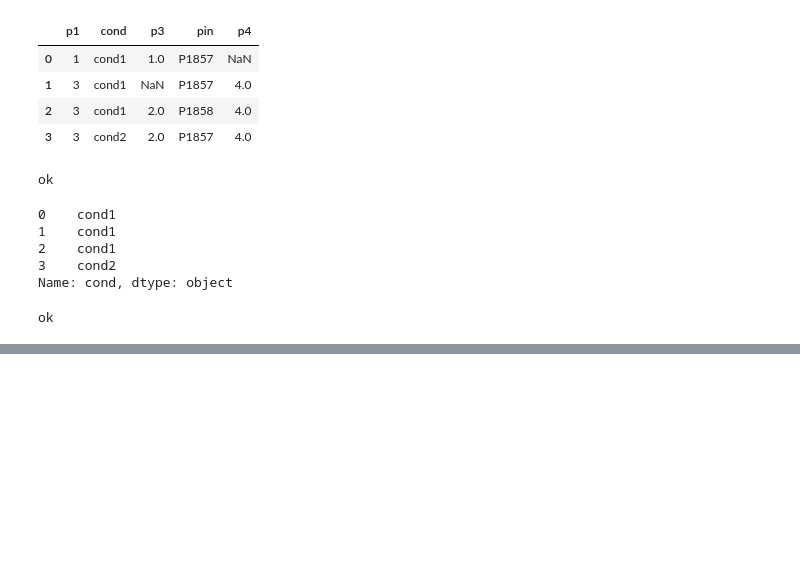
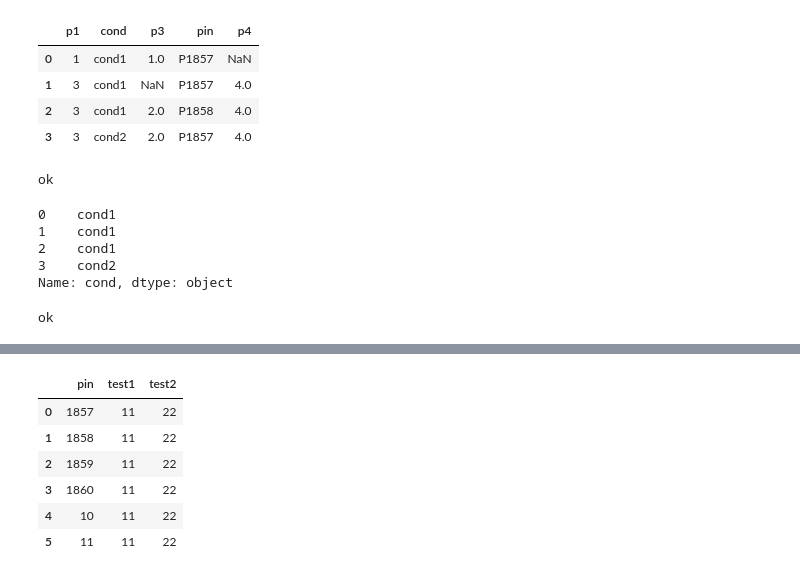
Before and after one commit to ri003074/Python3, a Jupyter notebook: src/pandas/pandas_summary.ipynb, the cells around one changed output, grey strips where cells are left out. Saved outputs shown, nothing was run; the diff lists cells and outputs as text; code cells hidden in the pictures; blank space fills up the shorter version.

```diff
--- a/src/pandas/pandas_summary.ipynb
+++ b/src/pandas/pandas_summary.ipynb
@@ -490,0 +511,21 @@ ok
+# %%
+data = [
+    {"pin": 1857, "test1": 11, "test2": 22},
+    {"pin": 1858, "test1": 11, "test2": 22},
+    {"pin": 1859, "test1": 11, "test2": 22},
+    {"pin": 1860, "test1": 11, "test2": 22},
+    {"pin": 10, "test1": 11, "test2": 22},
+    {"pin": 11, "test1": 11, "test2": 22},
+]
+# %%
+df = pd.DataFrame(data)
+# %%
+df
+# %% [output]
+|  | pin | test1 | test2 |
+| 0 | 1857 | 11 | 22 |
+| 1 | 1858 | 11 | 22 |
+| 2 | 1859 | 11 | 22 |
+| 3 | 1860 | 11 | 22 |
+| 4 | 10 | 11 | 22 |
+| 5 | 11 | 11 | 22 |
```
Also changed, not shown: parts of 8 cells of this notebook, 1 other file.
